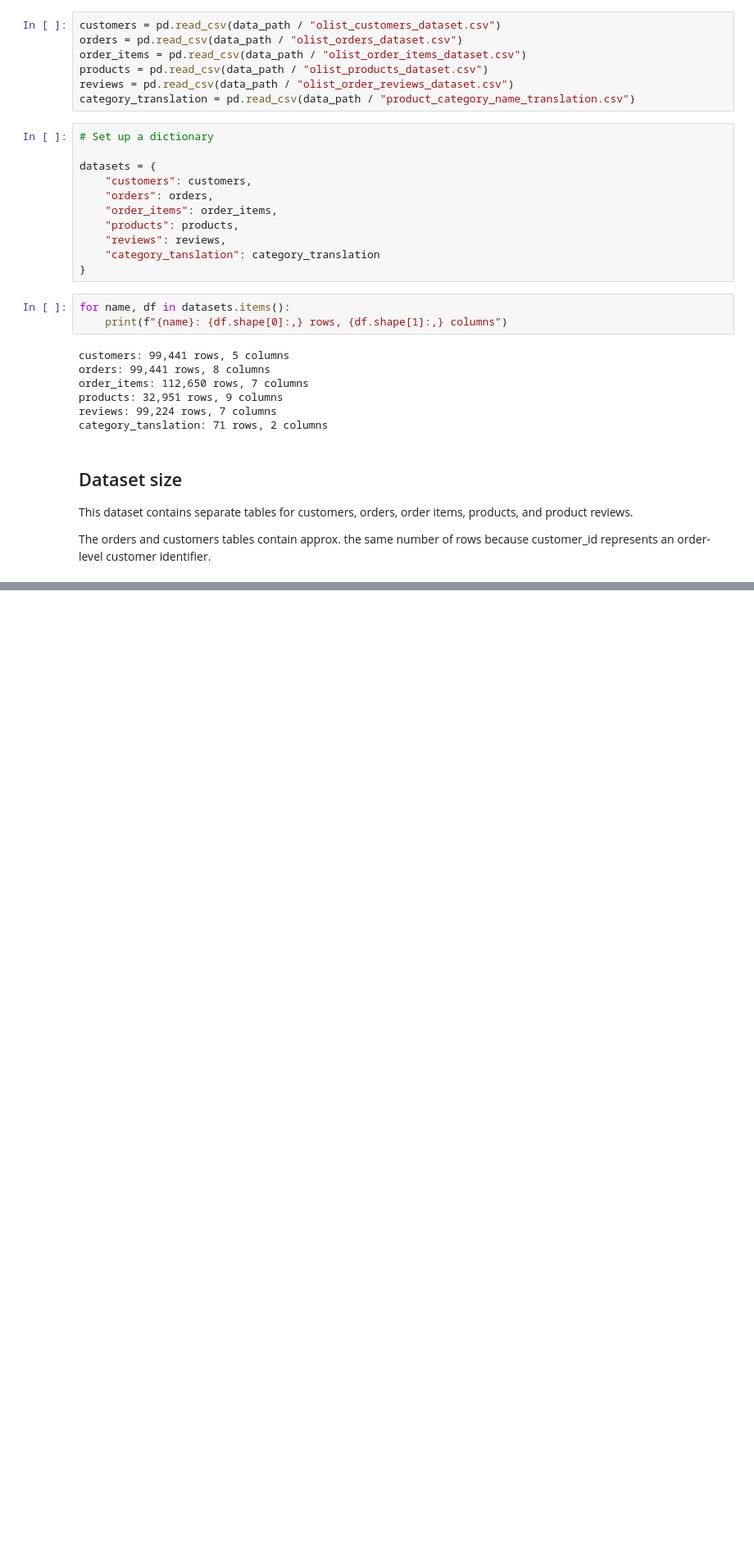
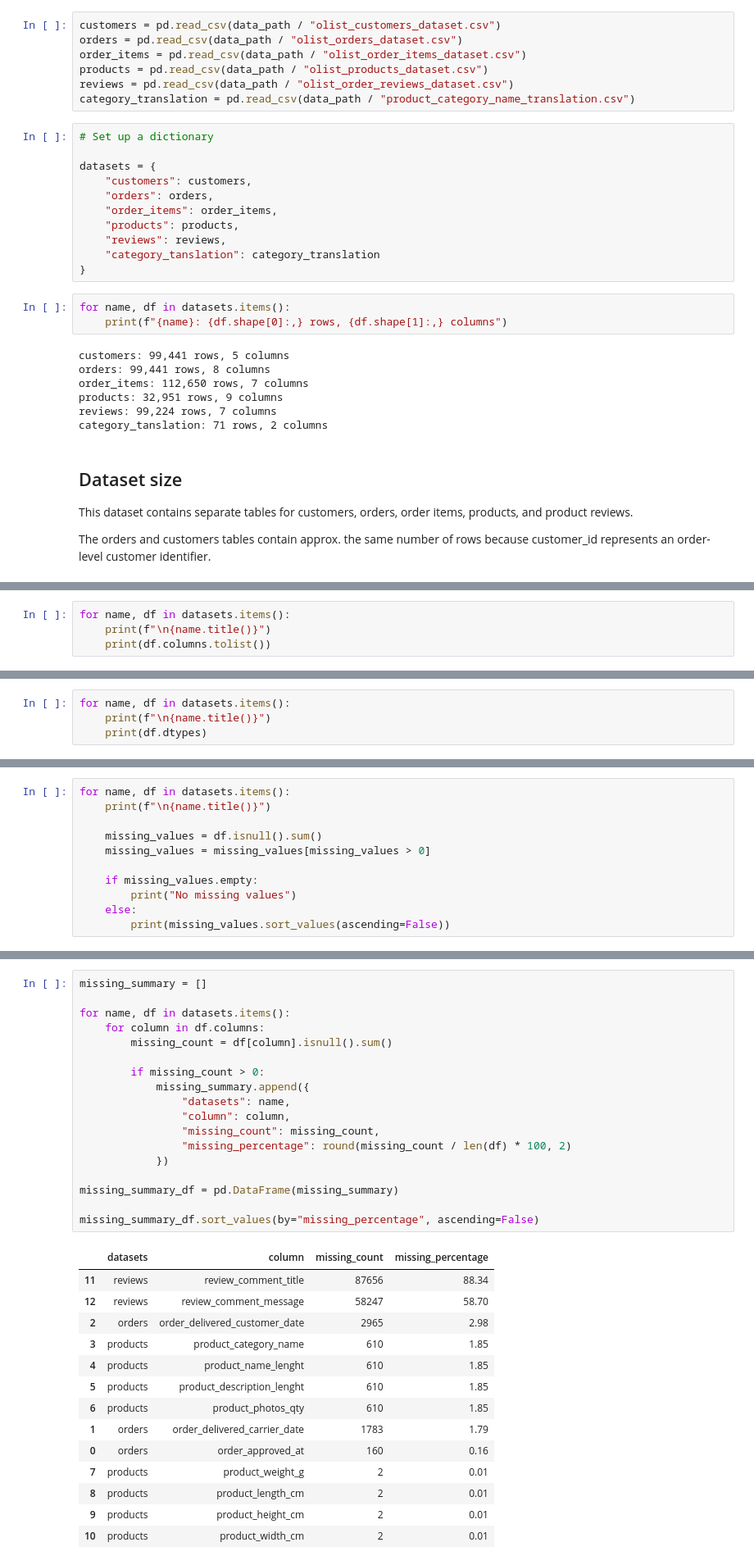
Before and after one commit to devinsha/Customer-Behaviour-and-Product-Performance-Analysis, a Jupyter notebook: notebooks/01_data_exploration.ipynb, the cells around one changed output, grey strips where cells are left out. Shown at 82% size. Cells and saved outputs as stored; diff of their text form; blank space fills up the shorter version.

Commit message:
Complete data exploration

```diff
--- a/notebooks/01_data_exploration.ipynb
+++ b/notebooks/01_data_exploration.ipynb
@@ -59,0 +121,4 @@ The orders and customers tables contain approx. the same number of rows because
+# %%
+for name, df in datasets.items():
+    print(f"\n{name.title()}")
+    print(df.columns.tolist())
@@ -59,0 +163,4 @@ The orders and customers tables contain approx. the same number of rows because
+# %%
+for name, df in datasets.items():
+    print(f"\n{name.title()}")
+    print(df.dtypes)
@@ -59,0 +193,11 @@ The orders and customers tables contain approx. the same number of rows because
+# %%
+for name, df in datasets.items():
+    print(f"\n{name.title()}")
+
+    missing_values = df.isnull().sum()
+    missing_values = missing_values[missing_values > 0]
+
+    if missing_values.empty:
+        print("No missing values")
+    else:
+        print(missing_values.sort_values(ascending=False))
@@ -59,0 +222,33 @@ The orders and customers tables contain approx. the same number of rows because
+# %%
+missing_summary = []
+
+for name, df in datasets.items():
+    for column in df.columns:
+        missing_count = df[column].isnull().sum()
+
+        if missing_count > 0:
+            missing_summary.append({
+                "datasets": name,
+                "column": column,
+                "missing_count": missing_count,
+                "missing_percentage": round(missing_count / len(df) * 100, 2)
+            })
+
+missing_summary_df = pd.DataFrame(missing_summary)
+
+missing_summary_df.sort_values(by="missing_percentage", ascending=False)
+# %% [output]
+|  | datasets | column | missing_count | missing_percentage |
+| 11 | reviews | review_comment_title | 87656 | 88.34 |
+| 12 | reviews | review_comment_message | 58247 | 58.70 |
+| 2 | orders | order_delivered_customer_date | 2965 | 2.98 |
+| 3 | products | product_category_name | 610 | 1.85 |
+| 4 | products | product_name_lenght | 610 | 1.85 |
+| 5 | products | product_description_lenght | 610 | 1.85 |
+| 6 | products | product_photos_qty | 610 | 1.85 |
+| 1 | orders | order_delivered_carrier_date | 1783 | 1.79 |
+| 0 | orders | order_approved_at | 160 | 0.16 |
+| 7 | products | product_weight_g | 2 | 0.01 |
+| 8 | products | product_length_cm | 2 | 0.01 |
+| 9 | products | product_height_cm | 2 | 0.01 |
+| 10 | products | product_width_cm | 2 | 0.01 |
```
Also changed, not shown: parts of 31 cells of this notebook.
